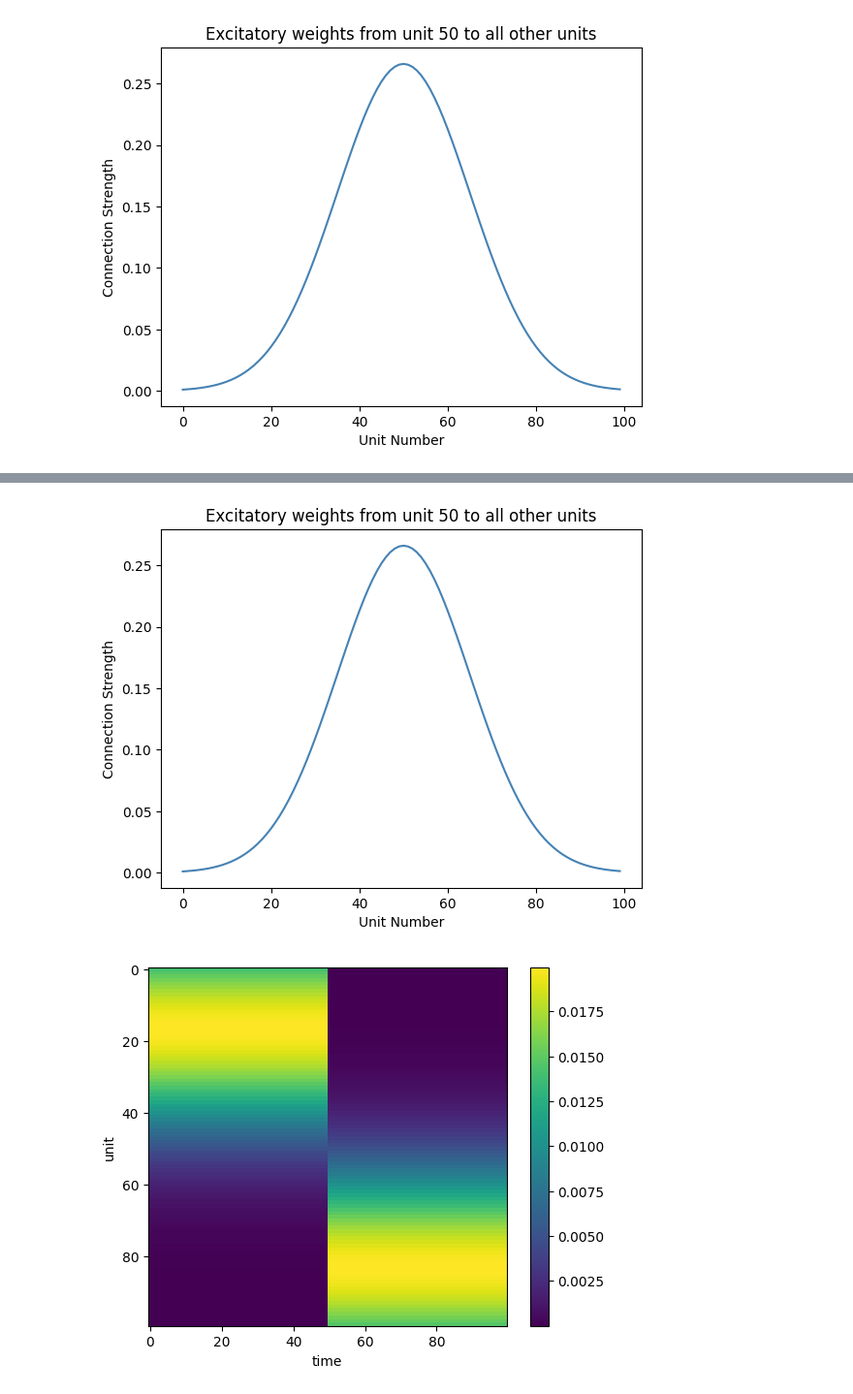
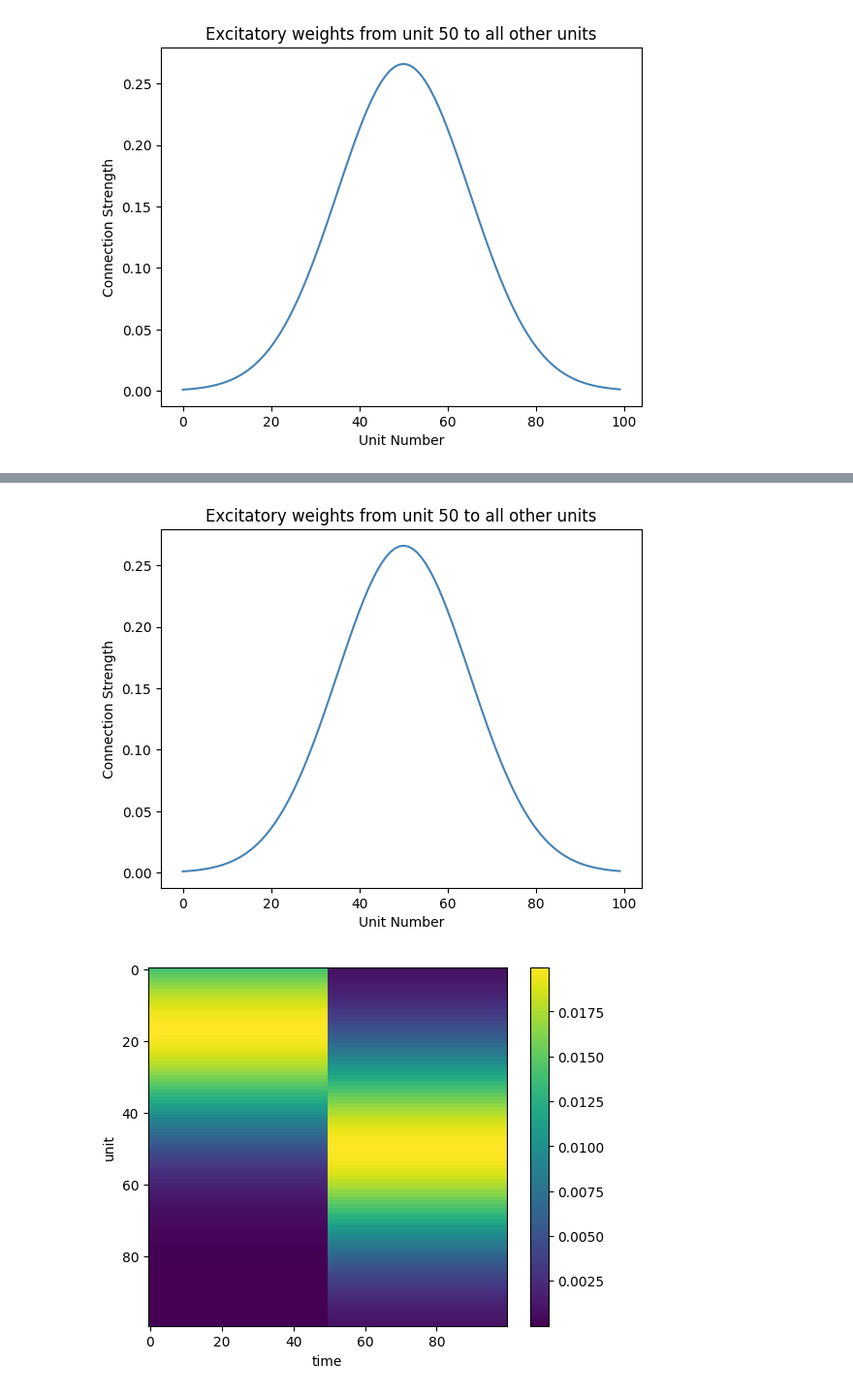
Before and after one commit to joncannon/Thesis, a Jupyter notebook: tonic_bump.ipynb, the cells around one changed output, grey strips where cells are left out. Shown at 97% size. Cells and saved outputs as stored; diff of their text form; code cells hidden in the pictures.

Commit message:
updating some parameters
Just altering some parameters to get the some better examples out of the attractor.

```diff
--- a/tonic_bump.ipynb
+++ b/tonic_bump.ipynb
@@ -116,7 +116,7 @@ unit_ids = np.arange(0,100,1)
 for i in range(0,int(n_steps/2)):
     case2[:,i] = stats.norm.pdf(unit_ids, n_units/3, sd)
 for i in range(int(n_steps/2),n_steps):
-    case2[:,i] = stats.norm.pdf(unit_ids, n_units*(2/3)-20, sd)
+    case2[:,i] = stats.norm.pdf(unit_ids, n_units*(2/3)-10, sd)
 
 ### case 3, going to do the same as above, but have the jump be further so there is less overlap, I think it will help
 n_units = 100
@@ -128,7 +128,7 @@ unit_ids = np.arange(0,100,1)
 for i in range(0,int(n_steps/2)):
     case3[:,i] = stats.norm.pdf(unit_ids, n_units * 1/6, sd)
 for i in range(int(n_steps/2),n_steps):
-    case3[:,i] = stats.norm.pdf(unit_ids, n_units* 5/6, sd)
+    case3[:,i] = stats.norm.pdf(unit_ids, n_units* 3/6, sd)
 
 
 plt.figure(1)
@@ -158,9 +158,9 @@ line.run(case2,np.ones(100))
 # %%
-line2 = attractor(n_units = 100, exc_spread = 15, inp_scale = 5, exc_scale = 0.1, inh_scale = 1, dop_scale = 2)
+line2 = attractor(n_units = 100, exc_spread = 15, inp_scale = 5, exc_scale = 0.1, inh_scale = 1, dop_scale = 3)
 dopamine = np.ones(100)
-dopamine[40:55] = 0
+#dopamine[40:55] = 0
 line2.run(case3,dopamine)
 # %% [output]
 [figure]
 [figure]
-[figure, old version]
+[figure, new version]
```
Also changed, not shown: parts of 4 cells of this notebook.
